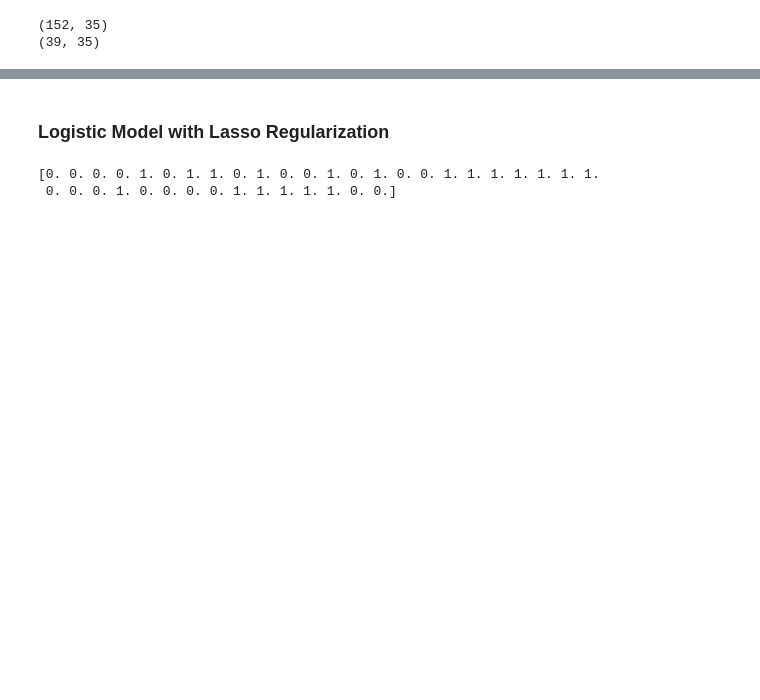
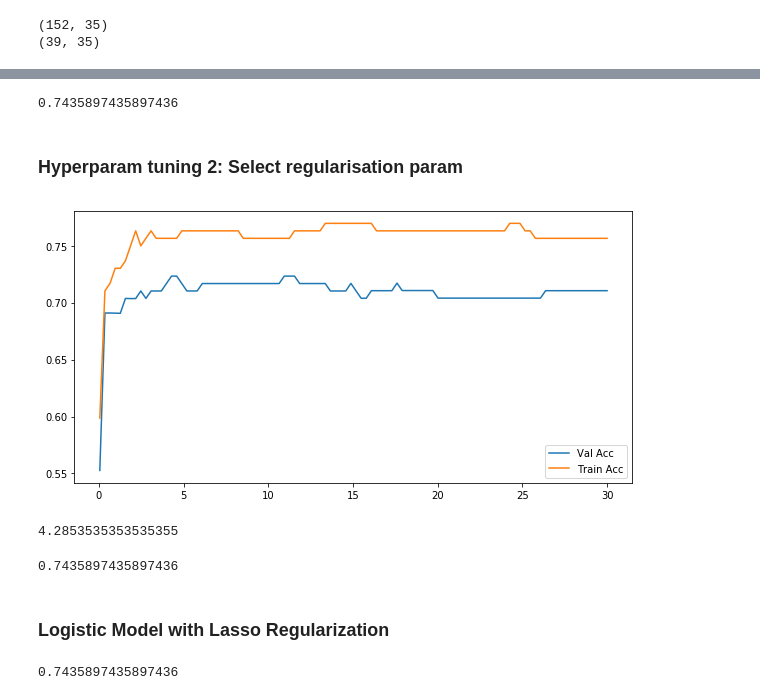
Before and after one commit to leonaisabelle/CUSP-ADS-Project, a Jupyter notebook: modelling_notebooks/binary_classification.ipynb, the cells around one changed output, grey strips where cells are left out. Cells and saved outputs as stored; diff of their text form; code cells hidden in the pictures; blank space fills up the shorter version.

```diff
--- a/modelling_notebooks/binary_classification.ipynb
+++ b/modelling_notebooks/binary_classification.ipynb
@@ -229,12 +225,50 @@ out_of_sample_accuracy_test_n6
+# %%
+# for n in range(1, X_train_spca.shape[1]):
+logit_spca_opt = LogisticRegression().fit(XtrainP[:, :optimal_n], Ytrain['HasGarden'])
+logit_spca_opt.score(XtestP[:, :optimal_n], Ytest['HasGarden'])
+# %% [output]
+0.7435897435897436
+# %% [markdown]
+### Hyperparam tuning 2: Select regularisation param
+# %%
+# hyperparam tuning for optimal C
+train_acc = []
+mean_cross_val_acc = []
+C_candidates = np.linspace(start=0.05, stop=30, num=100) # keep toggling these numbers
+
+for c in C_candidates:
+    logit = LogisticRegression(C=c).fit(XtrainP[:, :optimal_n], Ytrain['HasGarden'])
+    train_acc.append(logit.score(XtrainP[:, :optimal_n], Ytrain['HasGarden']))
+    mean_cross_val_acc.append(mean(cross_val_score(logit, XtrainP[:, :optimal_n], Ytrain['HasGarden'])))
+
+# plot to see where it overfits
+plt.figure(figsize=(10,5))
+plt.plot(C_candidates, mean_cross_val_acc, label='Val Acc')
+plt.plot(C_candidates, train_acc, label='Train Acc')
+
+plt.legend()
+plt.show()
+# %% [output]
+[figure, added]
+# %%
+# best C value
+optimal_C = C_candidates[np.argmax(mean_cross_val_acc)]
+optimal_C
+# %% [output]
+4.2853535353535355
+# %%
+logit = LogisticRegression(C=optimal_C).fit(XtrainP[:, :optimal_n], Ytrain['HasGarden'])
+logit.score(XtestP[:, :optimal_n], Ytest['HasGarden'])
+
+# hmm...same as before tuning C
+# %% [output]
+0.7435897435897436
 # %% [markdown]
 ### Logistic Model with  Lasso Regularization
 # %%
-logit_lasso = LogisticRegression(penalty='l1', C=10000) # lasso regression is penalty = l1; default is l2 which is ridge
+logit_lasso = LogisticRegression(penalty='l1') # lasso regression is penalty = l1; default is l2 which is ridge
 logit_lasso = logit_lasso.fit(XtrainS, Ytrain['HasGarden']) #fit logistic regression model to training data
+logit_lasso.score(XtestS, Ytest['HasGarden'])
+# same as if we did sparsepca
+# %% [output]
+0.7435897435897436
-# %%
-# create binary garden predictions over test sample
-labelPred_lasso = logit_lasso.predict(XtestS)
-print(labelPred_lasso)
-# %% [output]
-[0. 0. 0. 0. 1. 0. 1. 1. 0. 1. 0. 0. 1. 0. 1. 0. 0. 1. 1. 1. 1. 1. 1. 1.
- 0. 0. 0. 1. 0. 0. 0. 0. 1. 1. 1. 1. 1. 0. 0.]
```
Also changed, not shown: parts of 16 cells of this notebook.
